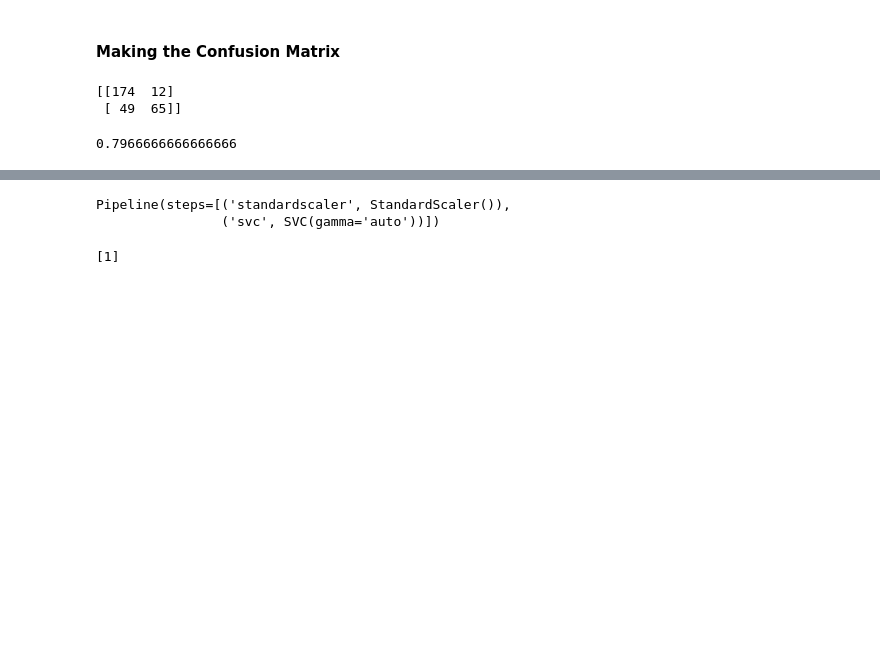
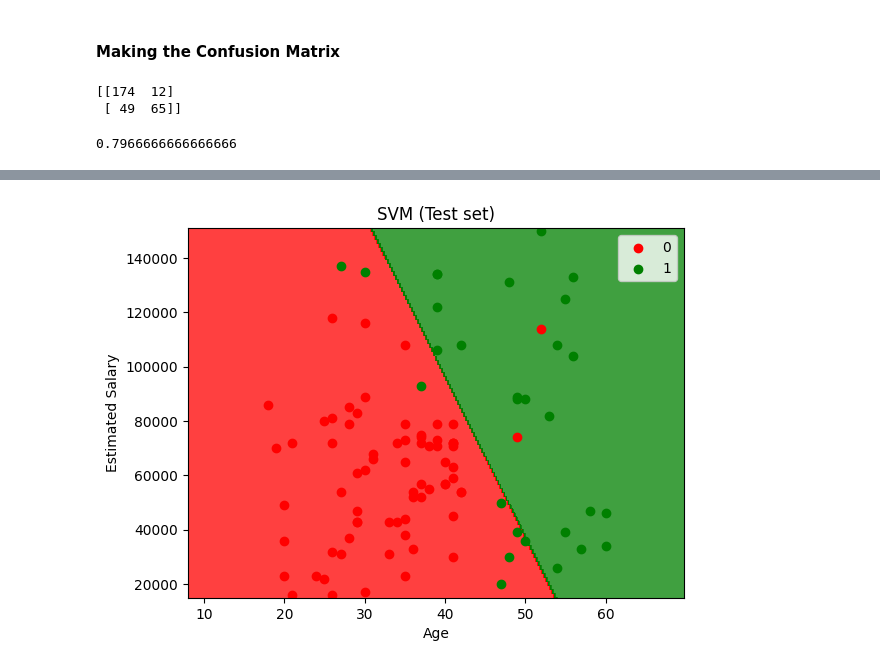
Before and after one commit to monika-sahay/machine_learning_models, a Jupyter notebook: classificationModel/SVM/SVC.ipynb, the cells around one changed output, grey strips where cells are left out. Drawn from its saved outputs; the diff is of its cells as text; code cells hidden in the pictures; blank space fills up the shorter version.

```diff
--- a/classificationModel/SVM/SVC.ipynb
+++ b/classificationModel/SVM/SVC.ipynb
@@ -142,28 +139,14 @@ Error:
 # %%
 plt.contourf(X1, X2, classifier.predict(sc.transform(np.array([X1.ravel(), X2.ravel()]).T)).reshape(X1.shape),
              alpha = 0.75, cmap = ListedColormap(('red', 'green')))
 for i, j in enumerate(np.unique(y_set)):
     plt.scatter(X_set[y_set == j, 0], X_set[y_set == j, 1], c = ListedColormap(('red', 'green'))(i), label = j)
 plt.xlim(X1.min(), X1.max())
 plt.ylim(X2.min(), X2.max())
-plt.title('Logistic Regression (Test set)')
+plt.title('SVM (Test set)')
 plt.xlabel('Age')
 plt.ylabel('Estimated Salary')
 plt.legend()
 plt.show()
+# %% [output]
+[figure, added]
-# %%
-import numpy as np
-from sklearn.pipeline import make_pipeline
-from sklearn.preprocessing import StandardScaler
-X = np.array([[-1, -1], [-2, -1], [1, 1], [2, 1]])
-y = np.array([1, 1, 2, 2])
-from sklearn.svm import SVC
-clf = make_pipeline(StandardScaler(), SVC(gamma='auto'))
-clf.fit(X, y)
-# %% [output]
-Pipeline(steps=[('standardscaler', StandardScaler()),
-                ('svc', SVC(gamma='auto'))])
-# %%
-print(clf.predict([[-0.8, -1]]))
-# %% [output]
-[1]
```
Also changed, not shown: parts of 2 cells of this notebook.
